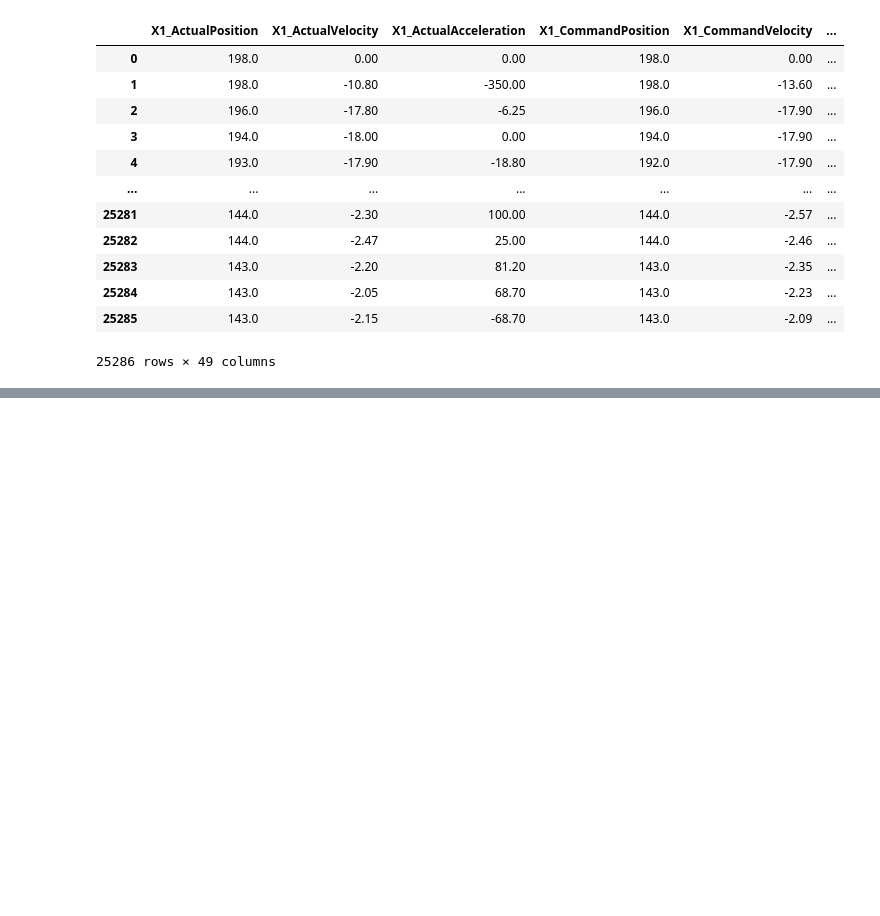
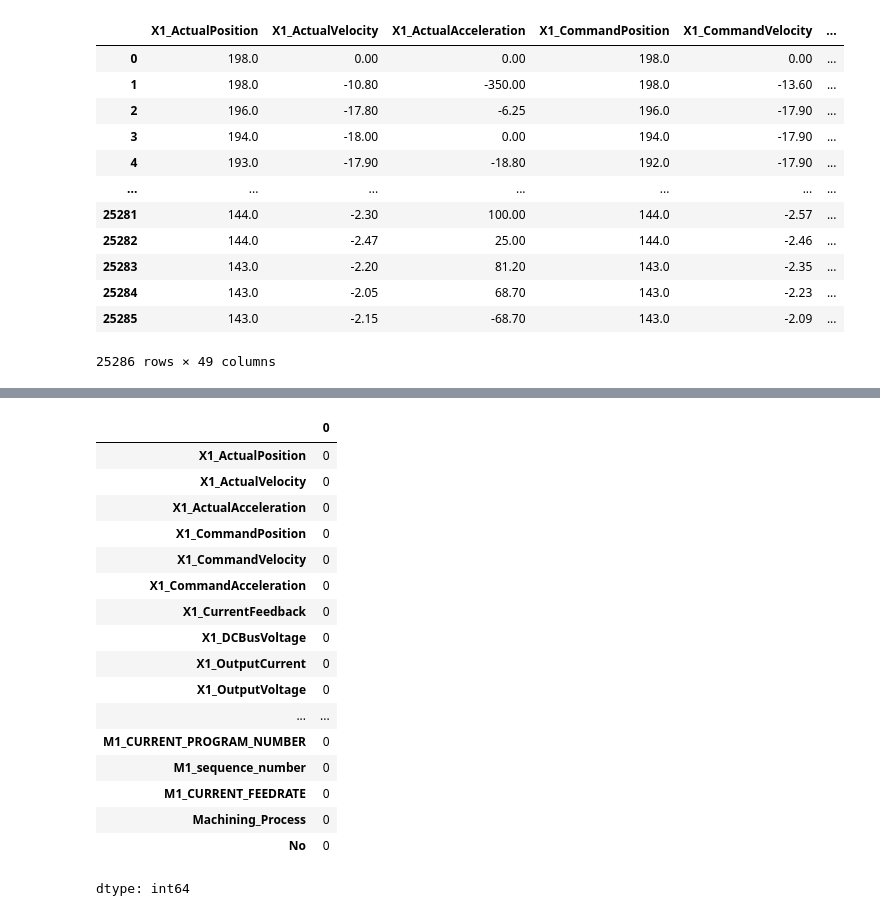
Before and after one commit to raju1207/CNC-Milling-Performance-Analysis-and-Fault-Detection, a Jupyter notebook: CNC_Milling_Performance_Analysis_and_Fault_Detection.ipynb, the cells around one changed output, grey strips where cells are left out. Drawn from its saved outputs; the diff is of its cells as text; code cells hidden in the pictures; blank space fills up the shorter version.

```diff
--- a/CNC_Milling_Performance_Analysis_and_Fault_Detection.ipynb
+++ b/CNC_Milling_Performance_Analysis_and_Fault_Detection.ipynb
@@ -75,0 +96,21 @@ merged_experiments
+# %%
+merged_experiments.isnull().sum()
+# %% [output]
+|  | 0 |
+| X1_ActualPosition | 0 |
+| X1_ActualVelocity | 0 |
+| X1_ActualAcceleration | 0 |
+| X1_CommandPosition | 0 |
+| X1_CommandVelocity | 0 |
+| X1_CommandAcceleration | 0 |
+| X1_CurrentFeedback | 0 |
+| X1_DCBusVoltage | 0 |
+| X1_OutputCurrent | 0 |
+| X1_OutputVoltage | 0 |
+| ... | ... |
+| M1_CURRENT_PROGRAM_NUMBER | 0 |
+| M1_sequence_number | 0 |
+| M1_CURRENT_FEEDRATE | 0 |
+| Machining_Process | 0 |
+| No | 0 |
+dtype: int64
```
Also changed, not shown: parts of 1 cell of this notebook.
